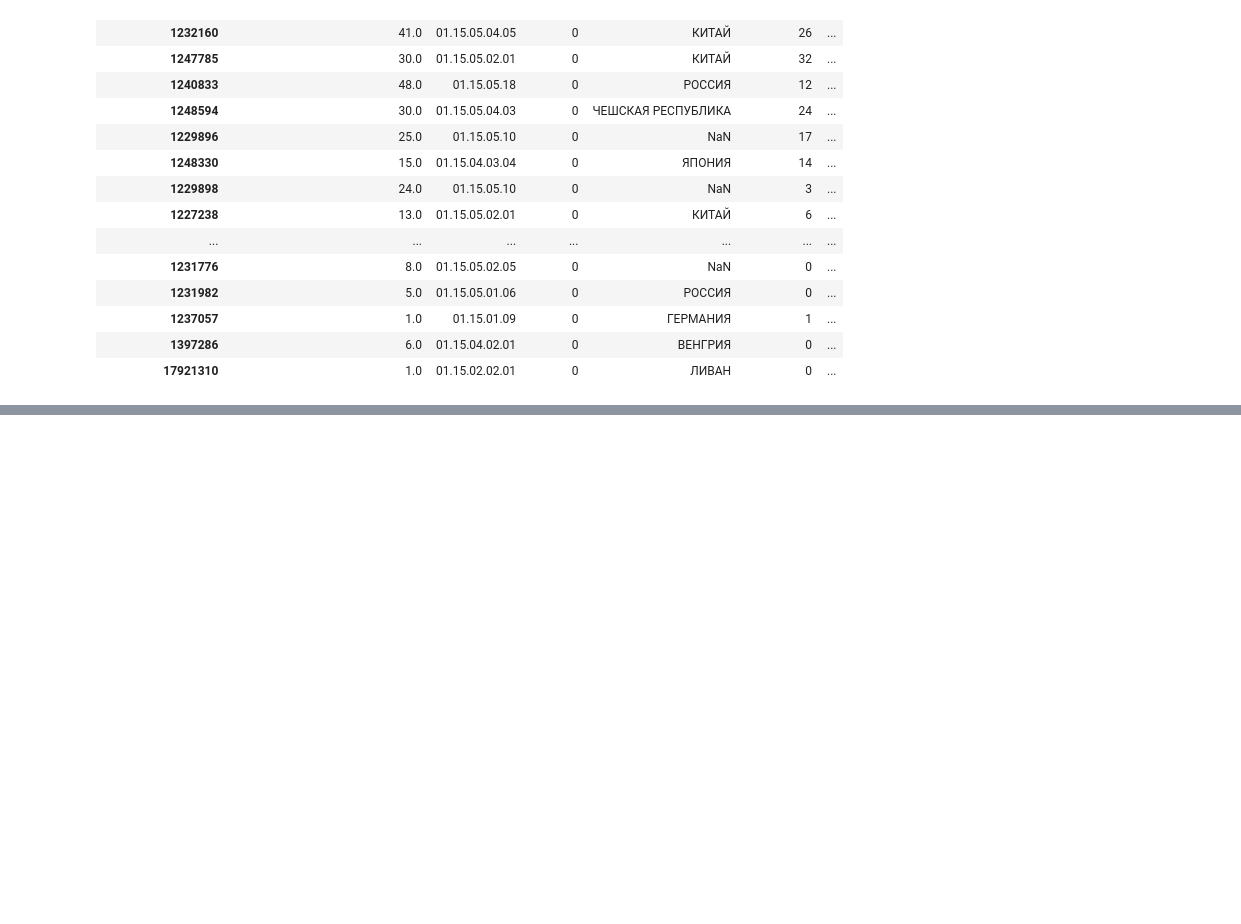
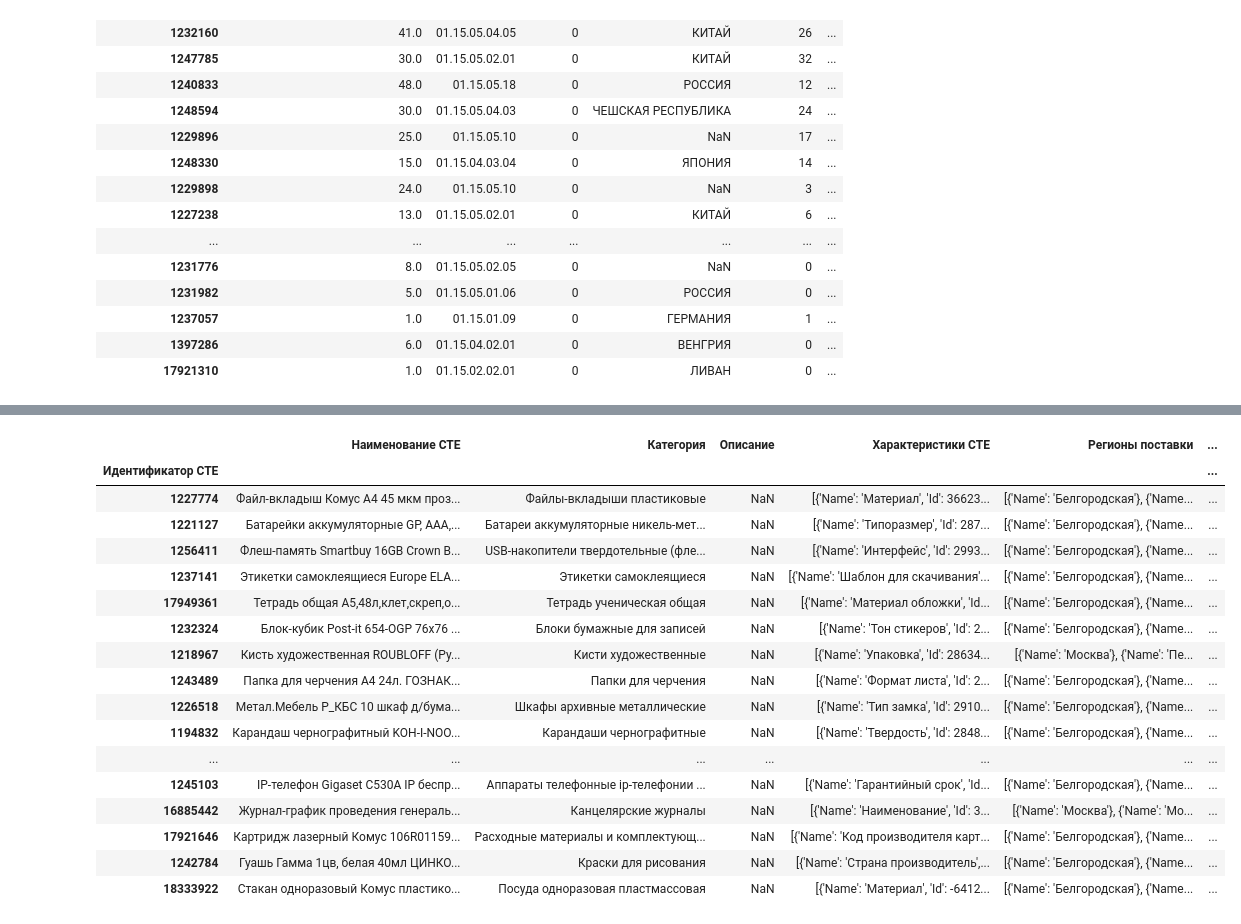
Before and after one commit to lissrbay/tender_hack, a Jupyter notebook: train_similars.ipynb, the cells around one changed output, grey strips where cells are left out. Saved outputs shown, nothing was run; the diff lists cells and outputs as text; code cells hidden in the pictures; blank space fills up the shorter version.

```diff
--- a/train_similars.ipynb
+++ b/train_similars.ipynb
@@ -270,6 +274,7 @@ import numpy as np
 
 vectors_sparse = sparse.load_npz('vectors.npz')
 embeddings_tfidf = np.array(vectors_sparse.todense())
+
 def prepare_tfidf_embeddings(df, existed_index, embeddings):
     df['hasSimilars'] = 0
     df.loc[existed_index, 'hasSimilars'] = 1
@@ -296,9 +301,23 @@ def similars(index, vectors, top_k):
 
 
 def find_neighbors_by_tfidf_neighbor(item_tfidf_index):
-    similar_item_ind = ste_to_similar_index[df[df['hasSimilars'] == 1].reset_index().iloc[neighbors_tfidf[item_tfidf_index]]['Идентификатор СТЕ'].values[0]]
+    neighbors_from, _ = similars(index, embeddings_tfidf.astype(np.float32)[item_tfidf_index:item_tfidf_index+1], 1)
+    similar_item_ind = ste_to_similar_index[df[df['hasSimilars'] == 1].reset_index().iloc[neighbors_from[0]]['Идентификатор СТЕ'].values[0]]
     return neighbors[similar_item_ind]
 
+def simple_index(ste):
+    return df.loc[ste]['indice']
 
+#neighbors_tfidf, _ = similars(index, embeddings_tfidf_non_target.astype(np.float32)[:100], 1)
+def predict_by_w2v(ste):
+    true_index = ste_to_similar_index[ste]
+    return df_no_index.iloc[list(neighbors[true_index])].head(5)
+def predict_by_tfidf(ste):
+    df[df['hasSimilars'] == 1].reset_index().loc[find_neighbors_by_tfidf_neighbor(simple_index(ste))]
+def predict(ste):
+    try:
+        return predict_by_w2v(ste)
+    except Exception:
+        print("No w2v vector")
+        return predict_by_tfidf(ste)
 index = fit_search_index(embeddings_tfidf_target.astype(np.float32))
-neighbors_tfidf, _ = similars(index, embeddings_tfidf_non_target.astype(np.float32)[:100], 1)
@@ -304,0 +333,21 @@ neighbors_tfidf, _ = similars(index, embeddings_tfidf_non_target.astype(np.float
+# %%
+predict_by_w2v(1227774)
+# %% [output]
+|  | Наименование СТЕ | Категория | Описание | Характеристики СТЕ | Регионы поставки | ... |
+| Идентификатор СТЕ |  |  |  |  |  | ... |
+| 1227774 | Файл-вкладыш Комус А4 45 мкм проз... | Файлы-вкладыши пластиковые | NaN | [{'Name': 'Материал', 'Id': 36623... | [{'Name': 'Белгородская'}, {'Name... | ... |
+| 1221127 | Батарейки аккумуляторные GP, AAA,... | Батареи аккумуляторные никель-мет... | NaN | [{'Name': 'Типоразмер', 'Id': 287... | [{'Name': 'Белгородская'}, {'Name... | ... |
+| 1256411 | Флеш-память Smartbuy 16GB Crown B... | USB-накопители твердотельные (фле... | NaN | [{'Name': 'Интерфейс', 'Id': 2993... | [{'Name': 'Белгородская'}, {'Name... | ... |
+| 1237141 | Этикетки самоклеящиеся Europe ELA... | Этикетки самоклеящиеся | NaN | [{'Name': 'Шаблон для скачивания'... | [{'Name': 'Белгородская'}, {'Name... | ... |
+| 17949361 | Тетрадь общая А5,48л,клет,скреп,о... | Тетрадь ученическая общая | NaN | [{'Name': 'Материал обложки', 'Id... | [{'Name': 'Белгородская'}, {'Name... | ... |
+| 1232324 | Блок-кубик Post-it 654-OGP 76х76 ... | Блоки бумажные для записей | NaN | [{'Name': 'Тон стикеров', 'Id': 2... | [{'Name': 'Белгородская'}, {'Name... | ... |
+| 1218967 | Кисть художественная ROUBLOFF (Ру... | Кисти художественные | NaN | [{'Name': 'Упаковка', 'Id': 28634... | [{'Name': 'Москва'}, {'Name': 'Пе... | ... |
+| 1243489 | Папка для черчения А4 24л. ГОЗНАК... | Папки для черчения | NaN | [{'Name': 'Формат листа', 'Id': 2... | [{'Name': 'Белгородская'}, {'Name... | ... |
+| 1226518 | Метал.Мебель P_КБC 10 шкаф д/бума... | Шкафы архивные металлические | NaN | [{'Name': 'Тип замка', 'Id': 2910... | [{'Name': 'Белгородская'}, {'Name... | ... |
+| 1194832 | Карандаш чернографитный KOH-I-NOO... | Карандаши чернографитные | NaN | [{'Name': 'Твердость', 'Id': 2848... | [{'Name': 'Белгородская'}, {'Name... | ... |
+| ... | ... | ... | ... | ... | ... | ... |
+| 1245103 | IP-телефон Gigaset C530A IP беспр... | Аппараты телефонные ip-телефонии ... | NaN | [{'Name': 'Гарантийный срок', 'Id... | [{'Name': 'Белгородская'}, {'Name... | ... |
+| 16885442 | Журнал-график проведения генераль... | Канцелярские журналы | NaN | [{'Name': 'Наименование', 'Id': 3... | [{'Name': 'Москва'}, {'Name': 'Мо... | ... |
+| 17921646 | Картридж лазерный Комус 106R01159... | Расходные материалы и комплектующ... | NaN | [{'Name': 'Код производителя карт... | [{'Name': 'Белгородская'}, {'Name... | ... |
+| 1242784 | Гуашь Гамма 1цв, белая 40мл ЦИНКО... | Краски для рисования | NaN | [{'Name': 'Страна производитель',... | [{'Name': 'Белгородская'}, {'Name... | ... |
+| 18333922 | Стакан одноразовый Комус пластико... | Посуда одноразовая пластмассовая | NaN | [{'Name': 'Материал', 'Id': -6412... | [{'Name': 'Белгородская'}, {'Name... | ... |
```
Also changed, not shown: parts of 7 cells of this notebook.
